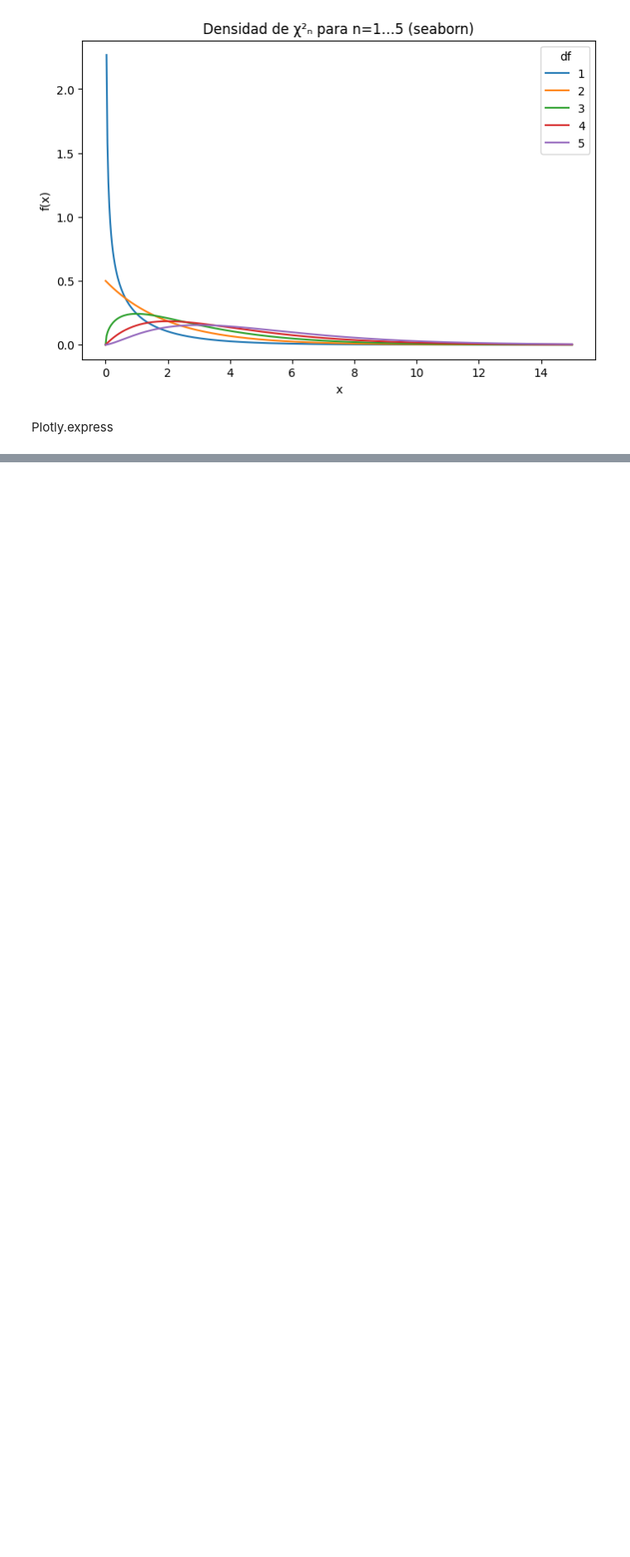
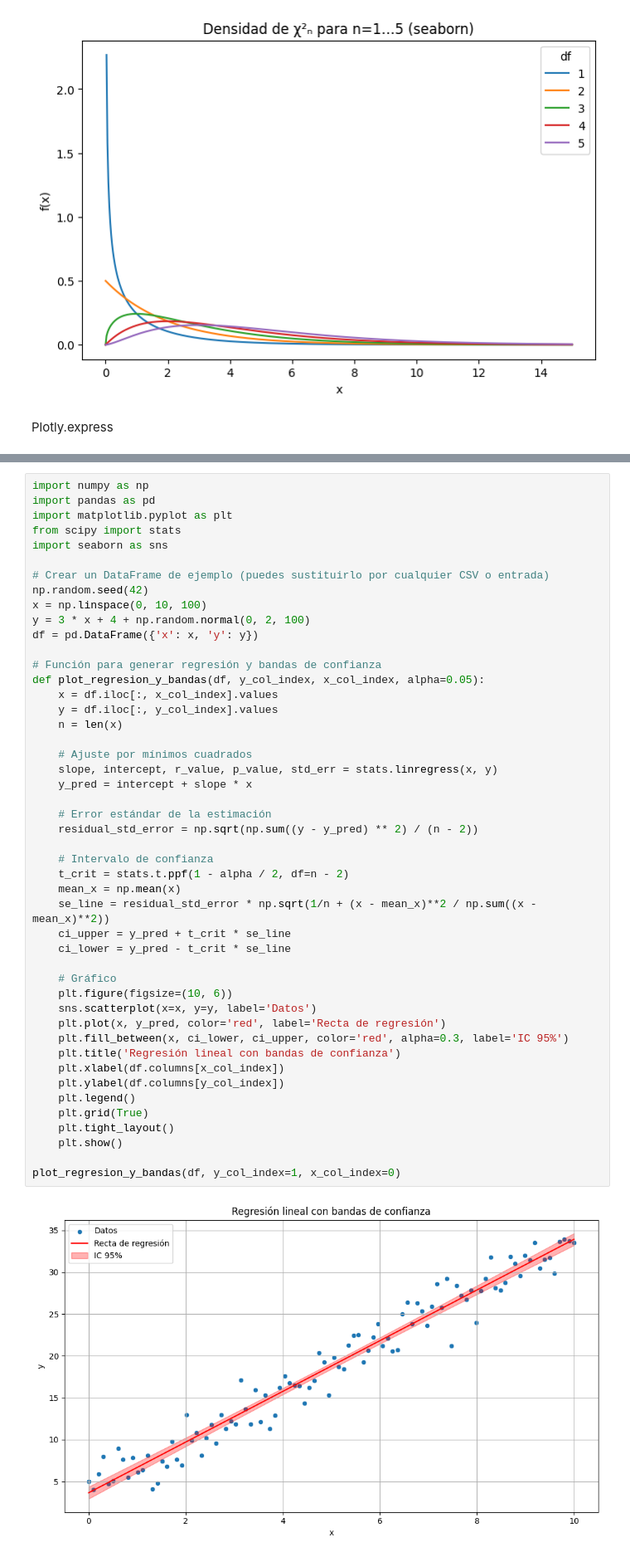
Before and after one commit to miguel-mxrxrx04/PyE2, a Jupyter notebook: impares.ipynb, the cells around one changed output, grey strips where cells are left out. Shown: that part at 83% size. Cells and saved outputs as stored; diff of their text form; blank space fills up the shorter version.

```diff
--- a/impares.ipynb
+++ b/impares.ipynb
@@ -93,0 +217,49 @@ ValueError: Mime type rendering requires nbformat>=4.2.0 but it is not installed
+# %%
+import numpy as np
+import pandas as pd
+import matplotlib.pyplot as plt
+from scipy import stats
+import seaborn as sns
+
+# Crear un DataFrame de ejemplo (puedes sustituirlo por cualquier CSV o entrada)
+np.random.seed(42)
+x = np.linspace(0, 10, 100)
+y = 3 * x + 4 + np.random.normal(0, 2, 100)
+df = pd.DataFrame({'x': x, 'y': y})
+
+# Función para generar regresión y bandas de confianza
+def plot_regresion_y_bandas(df, y_col_index, x_col_index, alpha=0.05):
+    x = df.iloc[:, x_col_index].values
+    y = df.iloc[:, y_col_index].values
+    n = len(x)
+
+    # Ajuste por mínimos cuadrados
+    slope, intercept, r_value, p_value, std_err = stats.linregress(x, y)
+    y_pred = intercept + slope * x
+
+    # Error estándar de la estimación
+    residual_std_error = np.sqrt(np.sum((y - y_pred) ** 2) / (n - 2))
+
+    # Intervalo de confianza
+    t_crit = stats.t.ppf(1 - alpha / 2, df=n - 2)
+    mean_x = np.mean(x)
+    se_line = residual_std_error * np.sqrt(1/n + (x - mean_x)**2 / np.sum((x - mean_x)**2))
+    ci_upper = y_pred + t_crit * se_line
+    ci_lower = y_pred - t_crit * se_line
+
+    # Gráfico
+    plt.figure(figsize=(10, 6))
+    sns.scatterplot(x=x, y=y, label='Datos')
+    plt.plot(x, y_pred, color='red', label='Recta de regresión')
+    plt.fill_between(x, ci_lower, ci_upper, color='red', alpha=0.3, label='IC 95%')
+    plt.title('Regresión lineal con bandas de confianza')
+    plt.xlabel(df.columns[x_col_index])
+    plt.ylabel(df.columns[y_col_index])
+    plt.legend()
+    plt.grid(True)
+    plt.tight_layout()
+    plt.show()
+
+plot_regresion_y_bandas(df, y_col_index=1, x_col_index=0)
+# %% [output]
+[figure, added]
```
Also changed, not shown: parts of 11 cells of this notebook.
